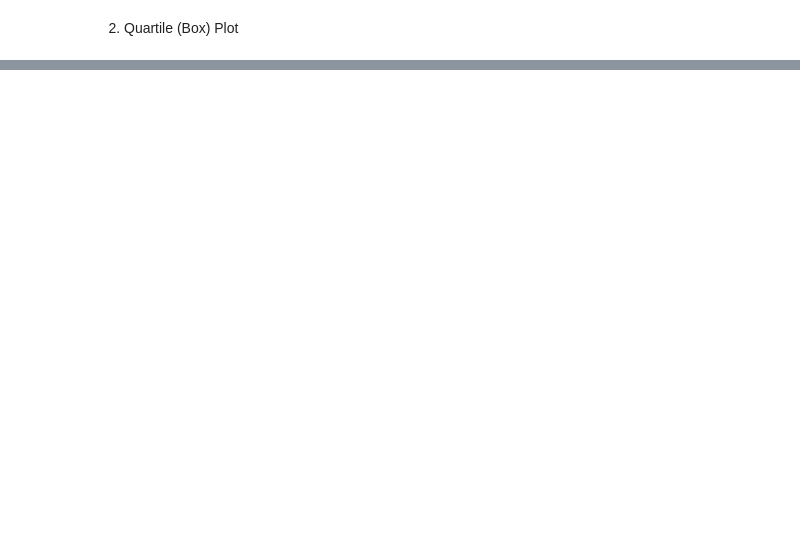
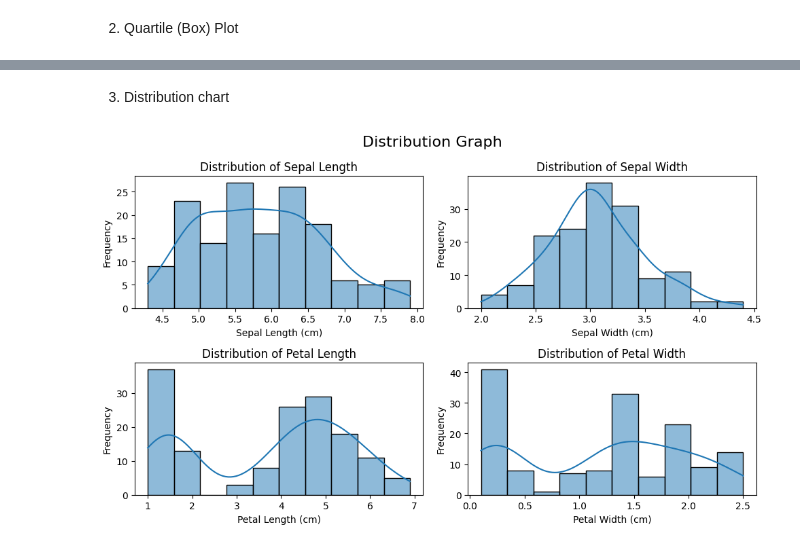
Before and after one commit to Gouri4666/MCA, a Jupyter notebook: DataScience.ipynb, the cells around one changed output, grey strips where cells are left out. Cells and saved outputs as stored; diff of their text form; code cells hidden in the pictures; blank space fills up the shorter version.

```diff
--- a/DataScience.ipynb
+++ b/DataScience.ipynb
@@ -1313,0 +1344,58 @@ plt.show()
+# %% [markdown]
+3. Distribution chart
+# %%
+import matplotlib.pyplot as plt
+import seaborn as sns
+
+fig, axes = plt.subplots(2, 2, figsize=(10, 6))
+#Sepal Length
+sns.histplot(
+    df['SepalLengthCm'],
+    kde=True,
+    bins=10,
+    ax=axes[0, 0]
+)
+axes[0, 0].set_xlabel('Sepal Length (cm)')
+axes[0, 0].set_ylabel('Frequency')
+axes[0, 0].set_title('Distribution of Sepal Length')
+#Sepal Width
+sns.histplot(
+    df['SepalWidthCm'],
+    kde=True,
+    bins=10,
+    ax=axes[0, 1]
+)
+axes[0, 1].set_xlabel('Sepal Width (cm)')
+axes[0, 1].set_ylabel('Frequency')
+axes[0, 1].set_title('Distribution of Sepal Width')
+#Petal Length
+sns.histplot(
+    df['PetalLengthCm'],
+    kde=True,
+    bins=10,
+    ax=axes[1, 0]
+)
+axes[1, 0].set_xlabel('Petal Length (cm)')
+axes[1, 0].set_ylabel('Frequency')
+axes[1, 0].set_title('Distribution of Petal Length')
+
+
+# 4. Petal Width
+sns.histplot(
+    df['PetalWidthCm'],
+    kde=True,
+    bins=10,
+    ax=axes[1, 1]
+)
+axes[1, 1].set_xlabel('Petal Width (cm)')
+axes[1, 1].set_ylabel('Frequency')
+axes[1, 1].set_title('Distribution of Petal Width')
+
+
+plt.suptitle('Distribution Graph', fontsize=16)
+
+plt.tight_layout()
+
+plt.show()
+# %% [output]
+[figure, added]
```
Also changed, not shown: parts of 23 cells of this notebook.
